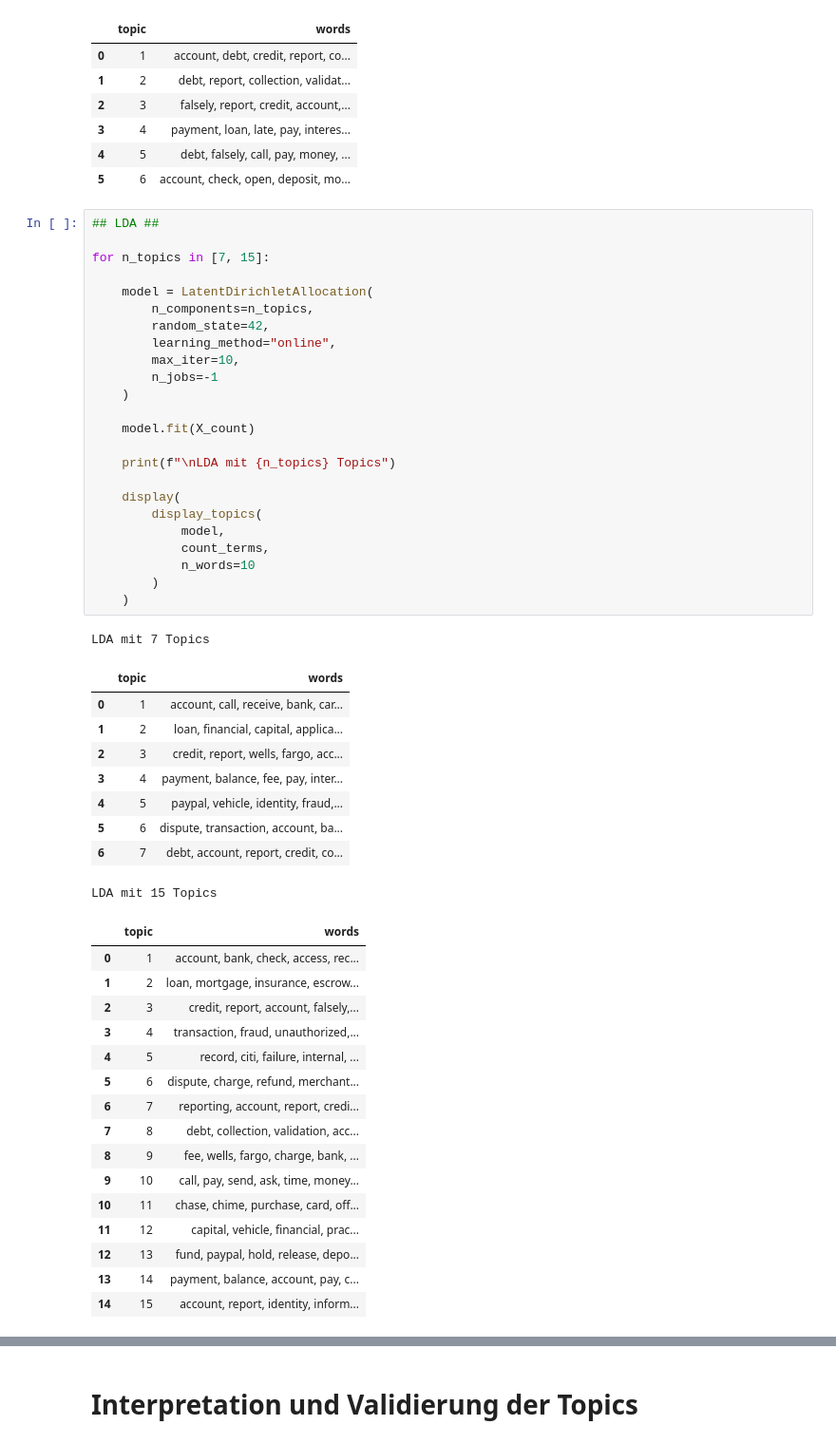
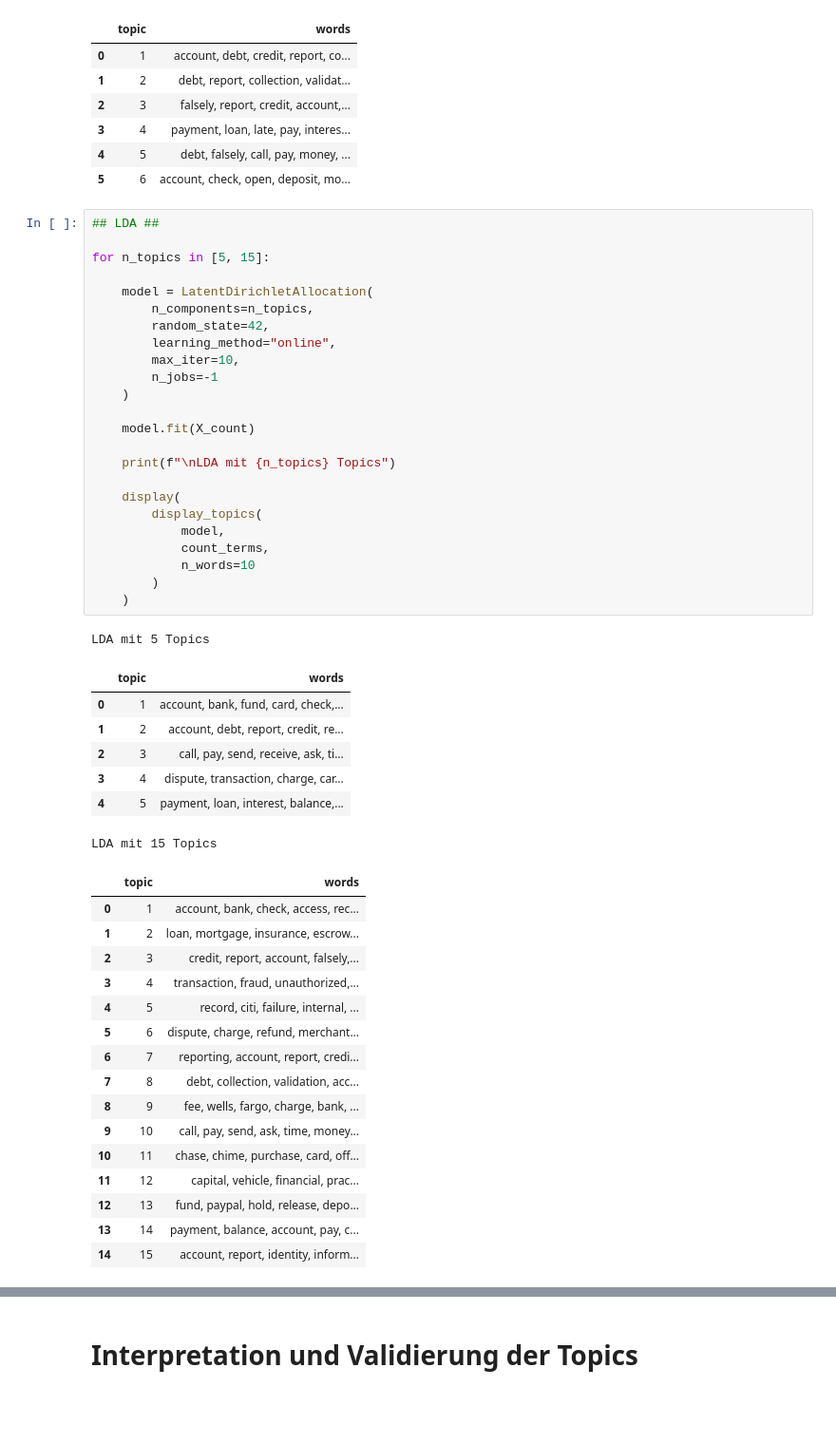
Before and after one commit to Sentixx/project-data-analysis-nlp, a Jupyter notebook: notebooks/01_analysis.ipynb, the cells around one changed output, grey strips where cells are left out. Shown at 95% size. Cells and saved outputs as stored; diff of their text form; blank space fills up the shorter version.

```diff
--- a/notebooks/01_analysis.ipynb
+++ b/notebooks/01_analysis.ipynb
@@ -878,37 +878,35 @@ LSA mit 6 Topics
 # %%
 ## LDA ##
 
-for n_topics in [7, 15]:
+for n_topics in [5, 15]:
 
     model = LatentDirichletAllocation(
         n_components=n_topics,
         random_state=42,
         learning_method="online",
         max_iter=10,
         n_jobs=-1
     )
 
     model.fit(X_count)
 
     print(f"\nLDA mit {n_topics} Topics")
 
     display(
         display_topics(
             model,
             count_terms,
             n_words=10
         )
     )
 # %% [output]
-LDA mit 7 Topics
+LDA mit 5 Topics
 |  | topic | words |
-| 0 | 1 | account, call, receive, bank, car... |
-| 1 | 2 | loan, financial, capital, applica... |
-| 2 | 3 | credit, report, wells, fargo, acc... |
-| 3 | 4 | payment, balance, fee, pay, inter... |
-| 4 | 5 | paypal, vehicle, identity, fraud,... |
-| 5 | 6 | dispute, transaction, account, ba... |
-| 6 | 7 | debt, account, report, credit, co... |
+| 0 | 1 | account, bank, fund, card, check,... |
+| 1 | 2 | account, debt, report, credit, re... |
+| 2 | 3 | call, pay, send, receive, ask, ti... |
+| 3 | 4 | dispute, transaction, charge, car... |
+| 4 | 5 | payment, loan, interest, balance,... |
 LDA mit 15 Topics
 |  | topic | words |
 | 0 | 1 | account, bank, check, access, rec... |
```
Also changed, not shown: parts of 14 cells of this notebook, 5 other files.
